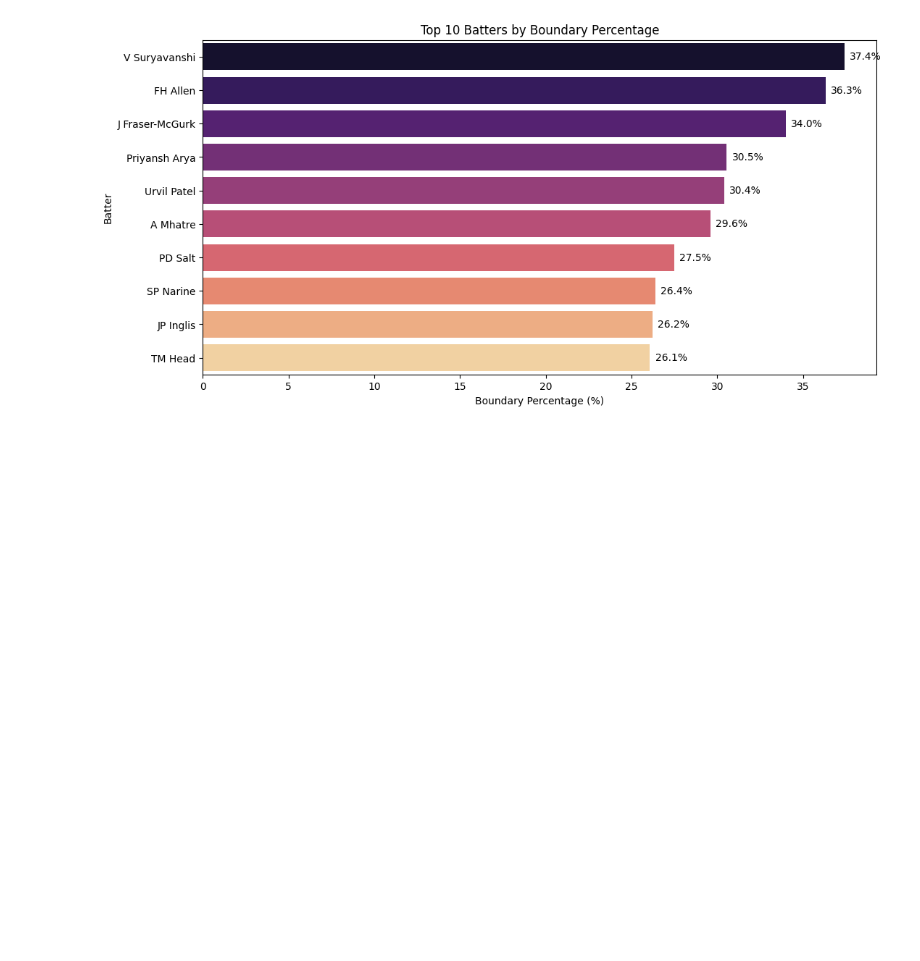
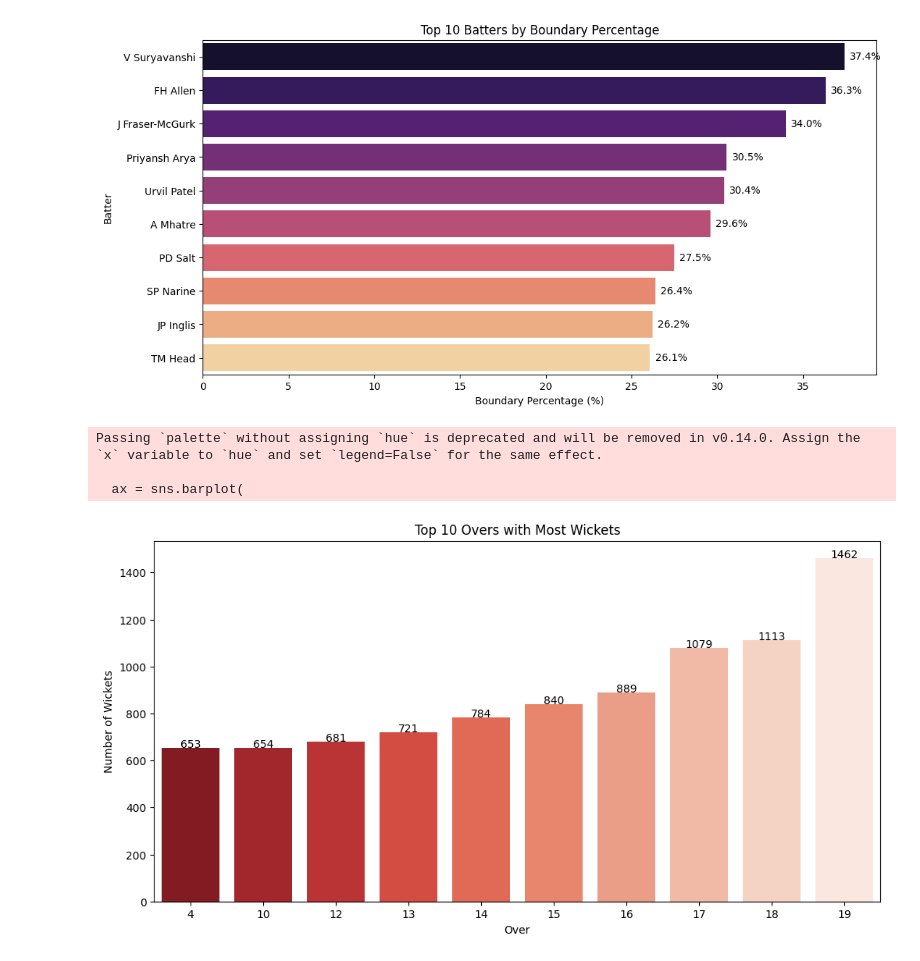
Before and after one commit to samifahim07/Smart-Cricket-Analytics-Ball-by-Ball-Event-Prediction-using-Machine-Learning, a Jupyter notebook: smart_analysis.ipynb, the cells around one changed output. Saved outputs shown, nothing was run; the diff lists cells and outputs as text; code cells hidden in the pictures; blank space fills up the shorter version.

```diff
--- a/smart_analysis.ipynb
+++ b/smart_analysis.ipynb
@@ -369,3 +369,36 @@ Passing `palette` without assigning `hue` is deprecated and will be removed in v
 
   ax = sns.barplot(data=top10.reset_index(), x='Boundary_Percentage', y='Batter', palette='magma')
 [figure]
+# %%
+# Count wickets in each over
+wickets_per_over = (
+    df[df['IsWicketDelivery'] == 1]
+    .groupby('Overs')
+    .size()
+    .sort_values(ascending=False)
+    .head(10)
+    .sort_index()
+)
+
+plt.figure(figsize=(12,6))
+
+ax = sns.barplot(
+    x=wickets_per_over.index,
+    y=wickets_per_over.values,
+    palette="Reds_r"
+)
+
+# Add values on bars
+for i, value in enumerate(wickets_per_over.values):
+    ax.text(i, value + 2, str(value), ha='center', fontsize=10)
+
+plt.title("Top 10 Overs with Most Wickets")
+plt.xlabel("Over")
+plt.ylabel("Number of Wickets")
+
+plt.show()
+# %% [output]
+Passing `palette` without assigning `hue` is deprecated and will be removed in v0.14.0. Assign the `x` variable to `hue` and set `legend=False` for the same effect.
+
+  ax = sns.barplot(
+[figure, added]
```
